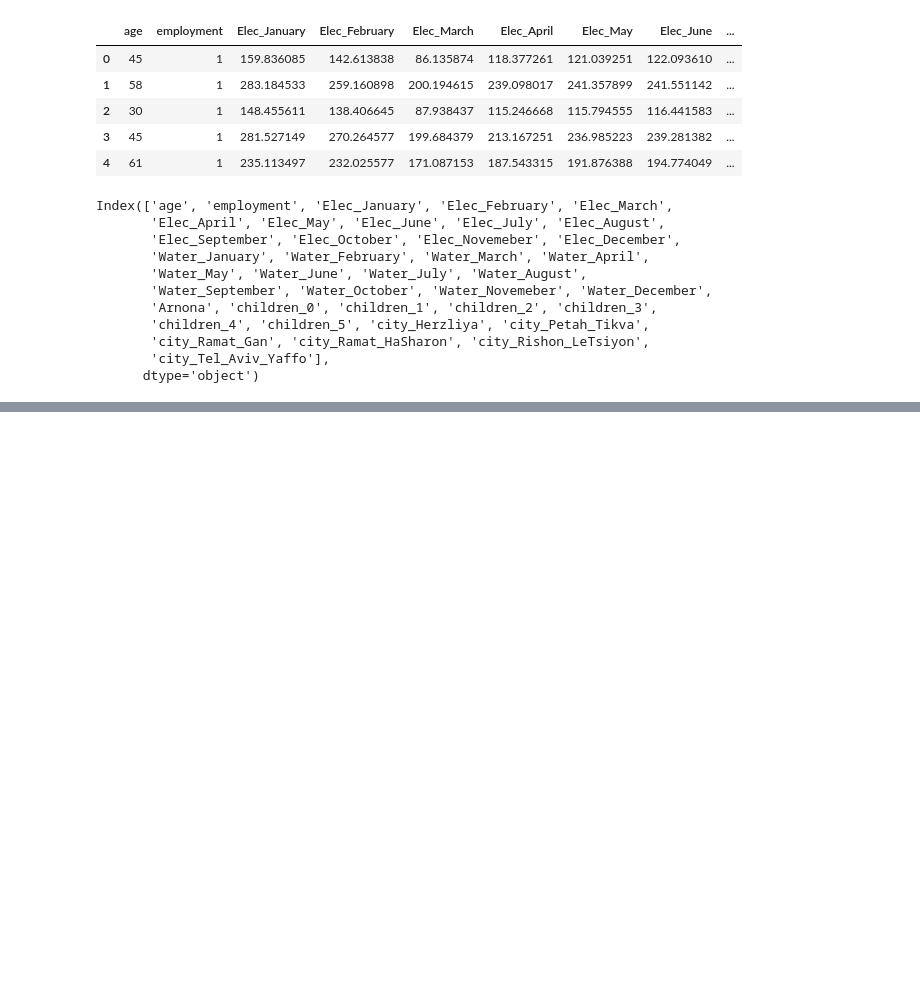
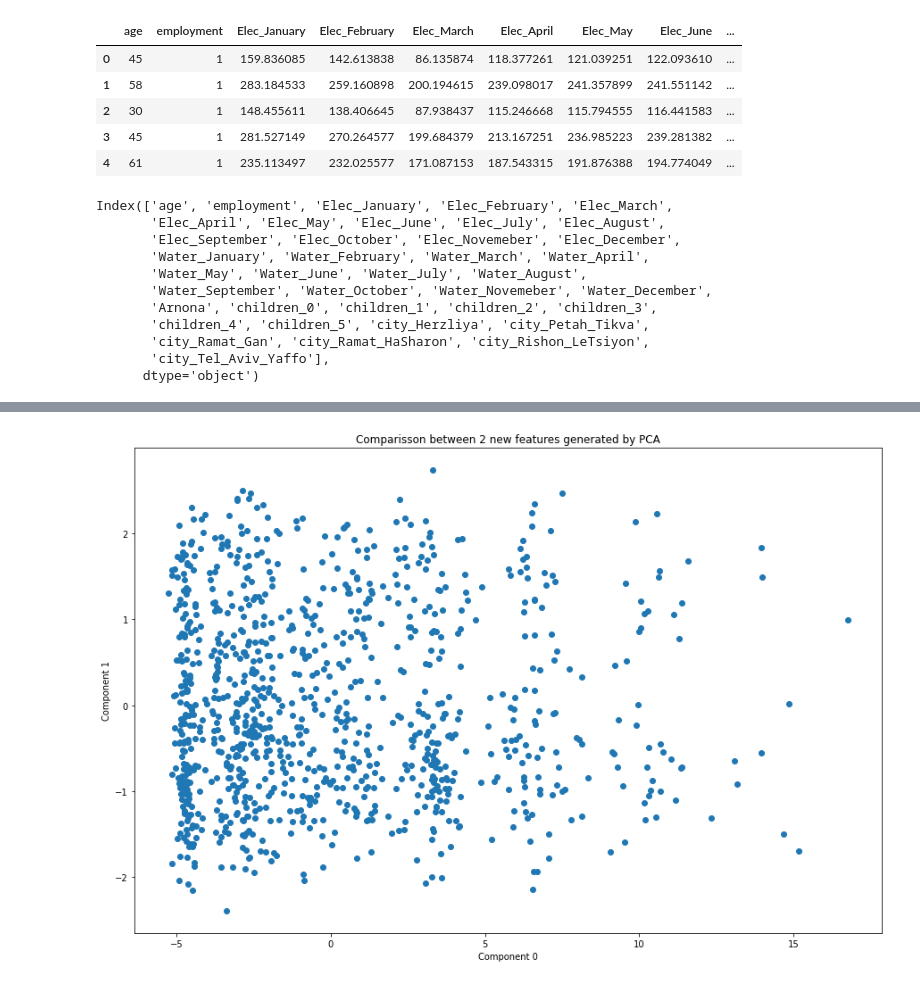
Before and after one commit to nissim-kojranski-cohen/hackathon, a Jupyter notebook: EDA.ipynb, the cells around one changed output, grey strips where cells are left out. Saved outputs shown, nothing was run; the diff lists cells and outputs as text; code cells hidden in the pictures; blank space fills up the shorter version.

```diff
--- a/EDA.ipynb
+++ b/EDA.ipynb
@@ -397,2 +403,2 @@ num_feats = ['age','Elec_January', 'Elec_February', 'Elec_March',
 # %%
-merged_pca = StandardScaler().fit_transform(merged_pca[num_feats])
+merged_pca = StandardScaler().fit_transform(merged_pca[scaler_feats]) #array with 26 features scaled
@@ -398,0 +407,3 @@ merged_pca = StandardScaler().fit_transform(merged_pca[num_feats])
+# %%
+pca_df = pd.DataFrame(merged_pca, columns=scaler_feats)
+pca_df.head()
@@ -399 +417,3 @@ merged_pca = StandardScaler().fit_transform(merged_pca[num_feats])
+# %%
+pca_df = pd.concat([pca_df, merged_enc[other_feats]], axis=1)
 # %%
@@ -402,0 +428,13 @@ AttributeError: 'numpy.ndarray' object has no attribute 'head'
+# %%
+k = 2
+pca_k = PCA(n_components=k)
+H = pca_k.fit_transform(pca_df)
+# %%
+plt.figure(figsize=(15,10))
+plt.scatter(H[:, 0], H[:, 1])
+plt.xlabel('Component 0')
+plt.ylabel('Component 1')
+plt.title('Comparisson between 2 new features generated by PCA')
+plt.show()
+# %% [output]
+[figure, added]
```
Also changed, not shown: parts of 22 cells of this notebook.
